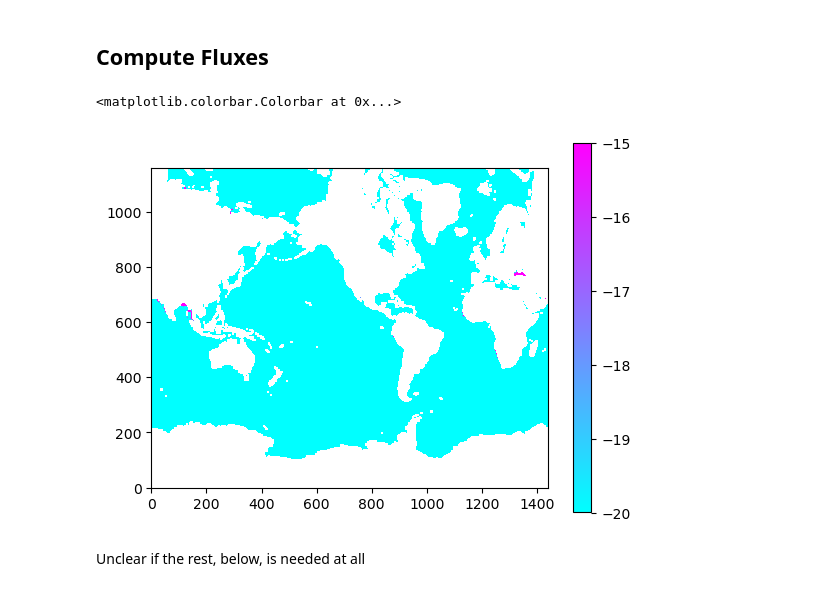
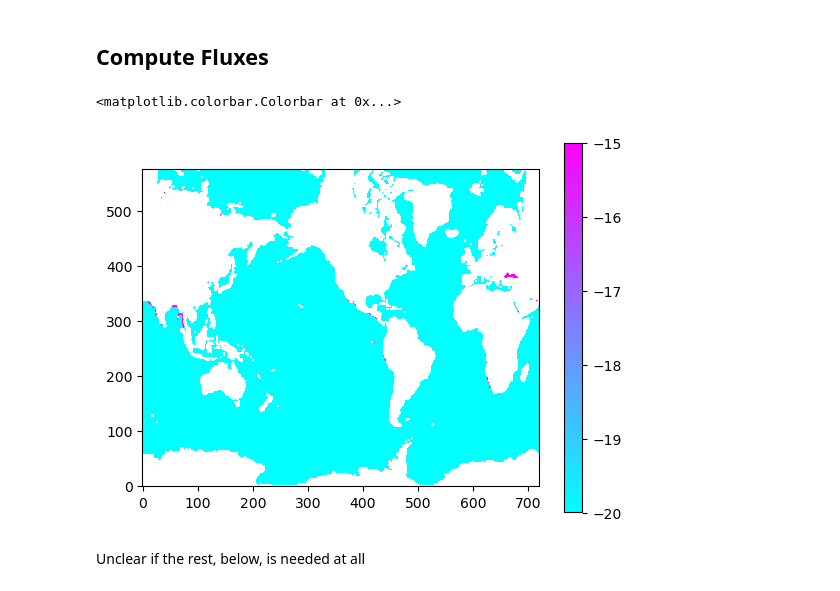
Before and after one commit to jessluo/COBALT_diagnostics, a Jupyter notebook: notebooks_esm45/budget_oxygen.ipynb, the cells around one changed output. Cells and saved outputs as stored; diff of their text form; code cells hidden in the pictures.

```diff
--- a/notebooks_esm45/budget_oxygen.ipynb
+++ b/notebooks_esm45/budget_oxygen.ipynb
@@ -24,7 +24,7 @@ seconds_per_year = 24*60*60*365
 # %%
 # pp path
 pp_path = '/archive/jyl/fre/ESM45/ESM45_COBALTv3_20241211/ESM4.5v02cobv3_piC/gfdl.ncrc5-intel23-prod-openmp/pp/'
-#pp_path = '/archive/Eric.Stofferahn/CMIP7/ESM4/DEV/ESM4.5v01_om5b06_piC_khtr600_khth600/gfdl.ncrc5-intel23-prod-openmp/pp/'
+pp_path = '/archive/jyl/fre/OM4_05/pull_requests/2025_02/OM4_05_COBALTv3_jra55_const/gfdl.ncrc5-intel23-prod/pp/'
 # %%
 grid_file = pp_path + 'ocean_annual/ocean_annual.static.nc'
 grid = xr.open_dataset(grid_file)
@@ -56,7 +56,7 @@ surf_files = sorted([f for fi in surf_files for f in fi]) # nested list comprehe
 # oxygen flux files
 # bottom fluxes
 diag_type = 'ocean_cobalt_btm'
-variables = ['fnoxic_sed','fnfeso4red_sed','fn_burial','fno3denit_sed']
+variables = ['fnoxic_sed','fnfeso4red_sed','fnso4red_sed','fn_burial','fno3denit_sed']
 
 btm_files = [glob(pp_path + diag_type + '/ts/annual/5yr/' + diag_type + '*' + v + '.nc') for v in variables]
 btm_files = sorted([f for fi in btm_files for f in fi]) # nested list comprehension
@@ -109,11 +109,11 @@ sediments = btm.fnoxic_sed #+ btm.fnfeso4red_sed
 sediments = (sediments * grid.areacello).sum(dim=['xh','yh'])
 sediments = sediments * o2_2_nh4 * seconds_per_year
 # %%
-plt.imshow(np.log10(btm.fnfeso4red_sed.mean(dim='time').values), origin='lower', vmin=-20,vmax=-15, cmap='cool')
+plt.imshow(np.log10(btm.fnso4red_sed.mean(dim='time').values), origin='lower', vmin=-20,vmax=-15, cmap='cool')
 plt.colorbar()
 # %% [output]
 <matplotlib.colorbar.Colorbar at 0x...>
-[figure, old version]
+[figure, new version]
 # %% [markdown]
 Unclear if the rest, below, is needed at all
 # %%
```
Also changed, not shown: parts of 10 cells of this notebook, 4 other files.
